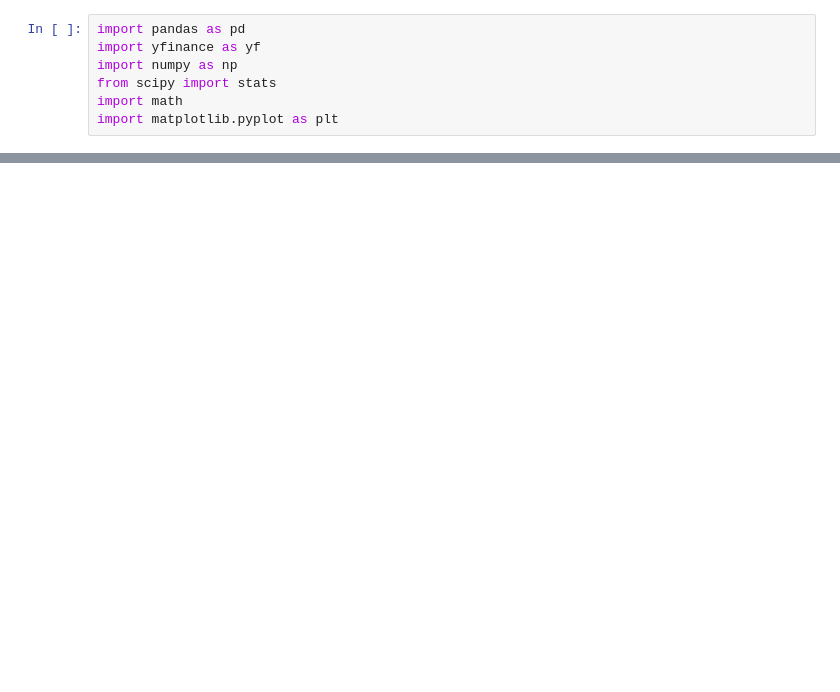
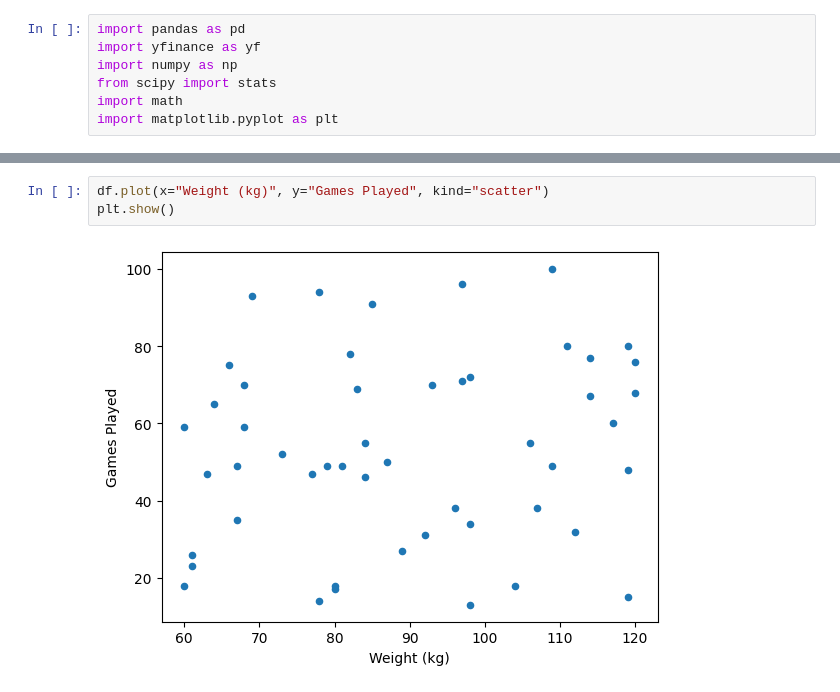
Before and after one commit to rrepetto99/Programming-practice, a Jupyter notebook: exercises/Python practice/sports1.ipynb, the cells around one changed output, grey strips where cells are left out. Drawn from its saved outputs; the diff is of its cells as text; blank space fills up the shorter version.

```diff
--- a/exercises/Python practice/sports1.ipynb
+++ b/exercises/Python practice/sports1.ipynb
@@ -20,0 +63,5 @@ df.head()
+# %%
+df.plot(x="Weight (kg)", y="Games Played", kind="scatter")
+plt.show()
+# %% [output]
+[figure, added]
```
Also changed, not shown: parts of 7 cells of this notebook.
